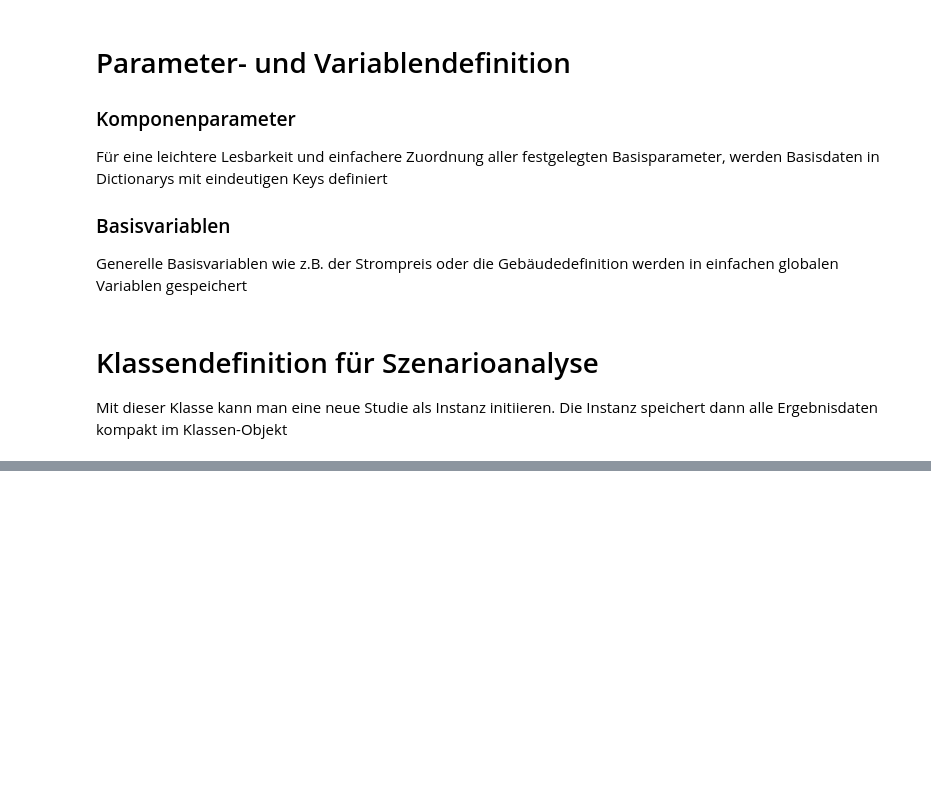
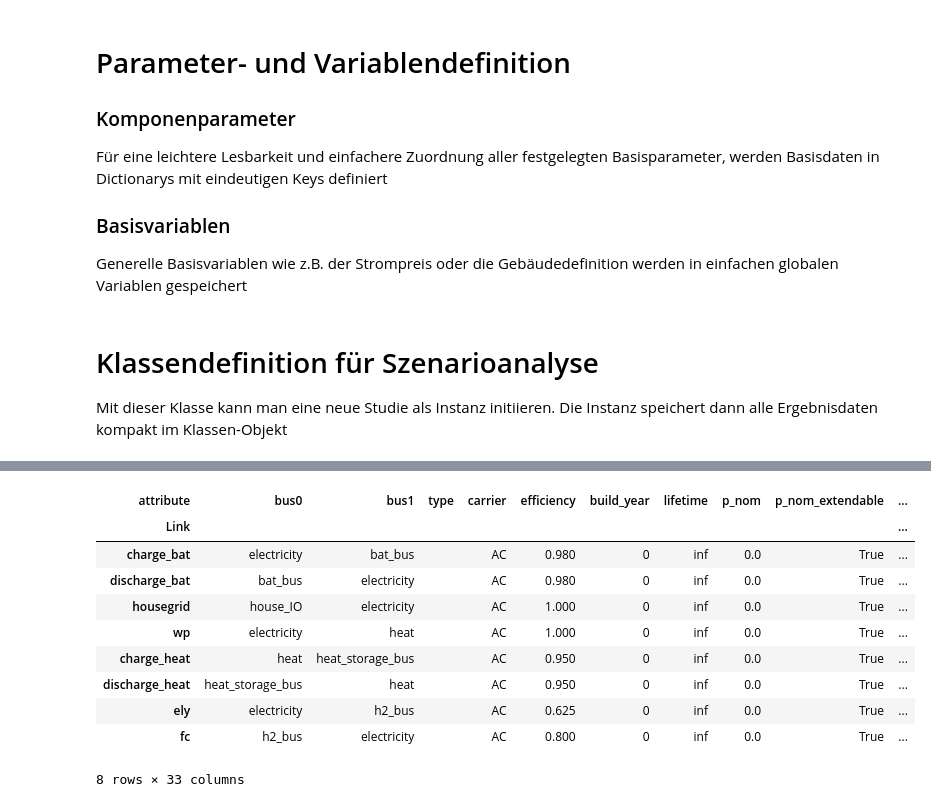
Before and after one commit to aalushi/ModellierungSoSe23, a Jupyter notebook: Projekt_Autarkie_Gruppe3/Projektnotebook_Autarkie_Projektgruppe3.ipynb, the cells around one changed output, grey strips where cells are left out. Saved outputs shown, nothing was run; the diff lists cells and outputs as text; code cells hidden in the pictures; blank space fills up the shorter version.

```diff
--- a/Projekt_Autarkie_Gruppe3/Projektnotebook_Autarkie_Projektgruppe3.ipynb
+++ b/Projekt_Autarkie_Gruppe3/Projektnotebook_Autarkie_Projektgruppe3.ipynb
@@ -565,0 +709,14 @@ df
+# %%
+n_h2.links
+# %% [output]
+| attribute | bus0 | bus1 | type | carrier | efficiency | build_year | lifetime | p_nom | p_nom_extendable | ... |
+| Link |  |  |  |  |  |  |  |  |  | ... |
+| charge_bat | electricity | bat_bus |  | AC | 0.980 | 0 | inf | 0.0 | True | ... |
+| discharge_bat | bat_bus | electricity |  | AC | 0.980 | 0 | inf | 0.0 | True | ... |
+| housegrid | house_IO | electricity |  | AC | 1.000 | 0 | inf | 0.0 | True | ... |
+| wp | electricity | heat |  | AC | 1.000 | 0 | inf | 0.0 | True | ... |
+| charge_heat | heat | heat_storage_bus |  | AC | 0.950 | 0 | inf | 0.0 | True | ... |
+| discharge_heat | heat_storage_bus | heat |  | AC | 0.950 | 0 | inf | 0.0 | True | ... |
+| ely | electricity | h2_bus |  | AC | 0.625 | 0 | inf | 0.0 | True | ... |
+| fc | h2_bus | electricity |  | AC | 0.800 | 0 | inf | 0.0 | True | ... |
+8 rows × 33 columns
```
Also changed, not shown: parts of 12 cells of this notebook, 1 other file.
